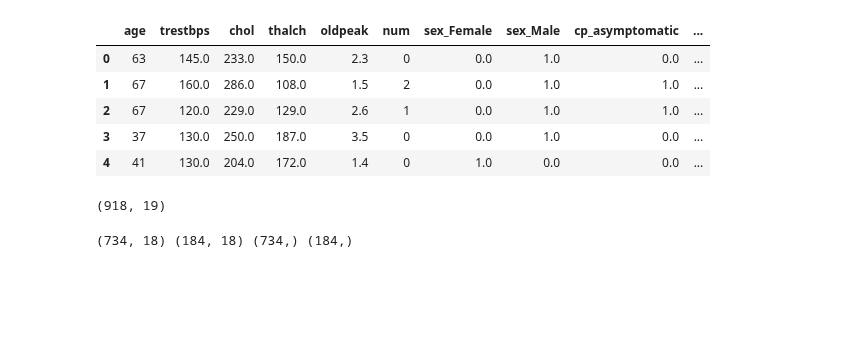
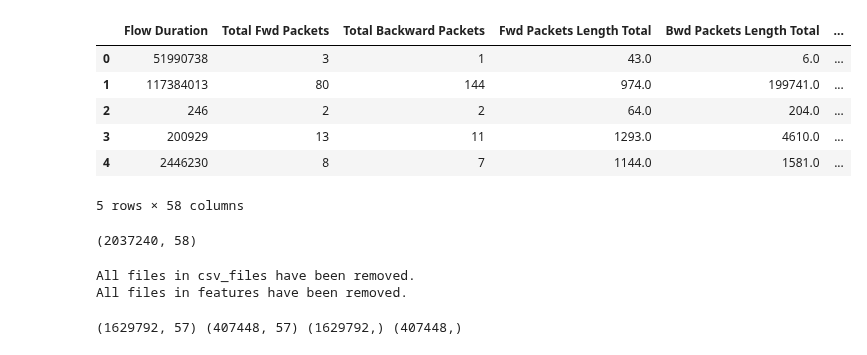
Before and after one commit to brinashong/CS5344_Project, a Jupyter notebook: work/final-pipeline.ipynb, the cells around one changed output. Cells and saved outputs as stored; diff of their text form; code cells hidden in the pictures; blank space fills up the shorter version.

```diff
--- a/work/final-pipeline.ipynb
+++ b/work/final-pipeline.ipynb
@@ -28,8 +28,8 @@ FEATURE_FOLDER = 'features'
 # %%
 # project name should correspond to dataset below
-# project_name = "thyroid"
+project_name = "thyroid"
 # project_name = "cirrhosis"
-project_name = "heart"
+# project_name = "heart"
 # project_name = "hepatitis"
 # %%
 if project_name == "thyroid":
@@ -50,21 +65,31 @@ dtype: int64
 # %%
 # Should already be one hot encoded and label encoded
 TARGET_COLUMN = config['TARGET_COLUMN']
 NORMAL_TARGET = config['NORMAL_TARGET']
 TARGET_DICT = config['TARGET_DICT']
 INV_TARGET_DICT = config['INV_TARGET_DICT']
-NUMERICAL_COLUMNS = config['NUMERICAL_COLUMNS'].copy()
+NUMERICAL_COLUMNS = config['NUMERICAL_COLUMNS']
 CATEGORICAL_COLUMNS = config['CATEGORICAL_COLUMNS']
 ORDINAL_COLUMNS = config['ORDINAL_COLUMNS']
 all_df.head()
 # %% [output]
-|  | age | trestbps | chol | thalch | oldpeak | num | sex_Female | sex_Male | cp_asymptomatic | ... |
-| 0 | 63 | 145.0 | 233.0 | 150.0 | 2.3 | 0 | 0.0 | 1.0 | 0.0 | ... |
-| 1 | 67 | 160.0 | 286.0 | 108.0 | 1.5 | 2 | 0.0 | 1.0 | 1.0 | ... |
-| 2 | 67 | 120.0 | 229.0 | 129.0 | 2.6 | 1 | 0.0 | 1.0 | 1.0 | ... |
-| 3 | 37 | 130.0 | 250.0 | 187.0 | 3.5 | 0 | 0.0 | 1.0 | 0.0 | ... |
-| 4 | 41 | 130.0 | 204.0 | 172.0 | 1.4 | 0 | 1.0 | 0.0 | 0.0 | ... |
+|  | Flow Duration | Total Fwd Packets | Total Backward Packets | Fwd Packets Length Total | Bwd Packets Length Total | ... |
+| 0 | 51990738 | 3 | 1 | 43.0 | 6.0 | ... |
+| 1 | 117384013 | 80 | 144 | 974.0 | 199741.0 | ... |
+| 2 | 246 | 2 | 2 | 64.0 | 204.0 | ... |
+| 3 | 200929 | 13 | 11 | 1293.0 | 4610.0 | ... |
+| 4 | 2446230 | 8 | 7 | 1144.0 | 1581.0 | ... |
+5 rows × 58 columns
 # %%
 all_df.shape
 # %% [output]
-(918, 19)
+(2037240, 58)
+# %%
+# Create a folder to save the CSVs
+common.remove_files_from_directory(OUTPUT_FOLDER)
+common.remove_files_from_directory(FEATURE_FOLDER)
+os.makedirs(OUTPUT_FOLDER, exist_ok=True)
+os.makedirs(FEATURE_FOLDER, exist_ok=True)
+# %% [output]
+All files in csv_files have been removed.
+All files in features have been removed.
@@ -77,4 +105,4 @@ y_df = all_df[TARGET_COLUMN]
 X_train_df, X_test_df, y_train_df, y_test_df = train_test_split(X_df, y_df, test_size=0.2, random_state=42)
 print(X_train_df.shape, X_test_df.shape, y_train_df.shape, y_test_df.shape)
 # %% [output]
-(734, 18) (184, 18) (734,) (184,)
+(1629792, 57) (407448, 57) (1629792,) (407448,)
```
Also changed, not shown: parts of 27 cells of this notebook, 3 other files.
